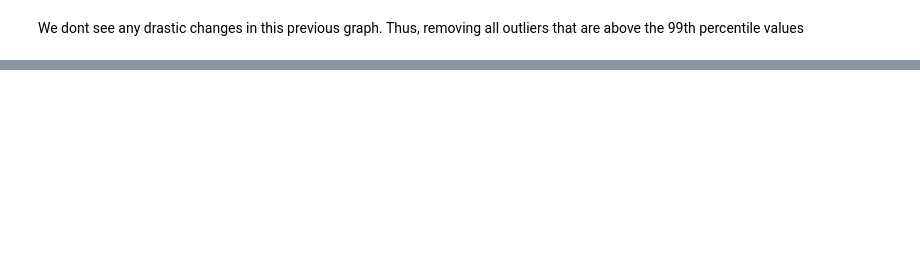
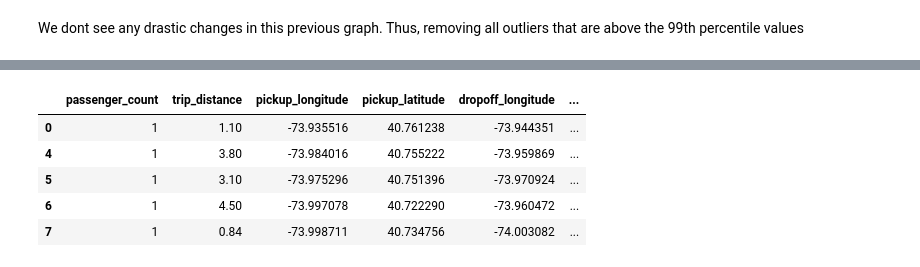
Before and after one commit to ddv246/DSBA-Project, a Jupyter notebook: Taxi_Demand_Prediction.ipynb, the cells around one changed output, grey strips where cells are left out. Cells and saved outputs as stored; diff of their text form; code cells hidden in the pictures; blank space fills up the shorter version.

```diff
--- a/Taxi_Demand_Prediction.ipynb
+++ b/Taxi_Demand_Prediction.ipynb
@@ -930,0 +1061,8 @@ plt.show()
+# %%
+# Plotting the cluster centers on OSM
+cluster_centers = kmeans.cluster_centers_
+cluster_len = len(cluster_centers)
+map_osm = folium.Map(location=[40.734695, -73.990372], tiles='Stamen Toner')
+for i in range(cluster_len):
+    folium.Marker(list((cluster_centers[i][0],cluster_centers[i][1])), popup=(str(cluster_centers[i][0])+str(cluster_centers[i][1]))).add_to(map_osm)
+map_osm
@@ -930,0 +1094,27 @@ plt.show()
+# %%
+
+def add_pickup_bins(frame,month,year):
+    unix_pickup_times=[i for i in frame['pickup_times'].values]
+    unix_times = [[1420070400,1422748800,1425168000,1427846400,1430438400,1433116800],\
+                    [1451606400,1454284800,1456790400,1459468800,1462060800,1464739200]]
+
+    start_pickup_unix=unix_times[year-2015][month-1]
+    # https://www.timeanddate.com/time/zones/est
+    # (int((i-start_pickup_unix)/600)+33) : our unix time is in gmt to we are converting it to est
+    tenminutewise_binned_unix_pickup_times=[(int((i-start_pickup_unix)/600)+33) for i in unix_pickup_times]
+    frame['pickup_bins'] = np.array(tenminutewise_binned_unix_pickup_times)
+    return frame
+# %%
+# clustering, making pickup bins and grouping by pickup cluster and pickup bins
+new_df['pickup_cluster'] = kmeans.predict(new_df[['pickup_latitude', 'pickup_longitude']])
+jan_2015 = add_pickup_bins(new_df,1,2015)
+jan_2015_groupby = jan_2015[['pickup_cluster','pickup_bins','trip_distance']].groupby(['pickup_cluster','pickup_bins']).count()
+# %%
+jan_2015.head()
+# %% [output]
+|  | passenger_count | trip_distance | pickup_longitude | pickup_latitude | dropoff_longitude | ... |
+| 0 | 1 | 1.10 | -73.935516 | 40.761238 | -73.944351 | ... |
+| 4 | 1 | 3.80 | -73.984016 | 40.755222 | -73.959869 | ... |
+| 5 | 1 | 3.10 | -73.975296 | 40.751396 | -73.970924 | ... |
+| 6 | 1 | 4.50 | -73.997078 | 40.722290 | -73.960472 | ... |
+| 7 | 1 | 0.84 | -73.998711 | 40.734756 | -74.003082 | ... |
```
Also changed, not shown: parts of 29 cells of this notebook.
